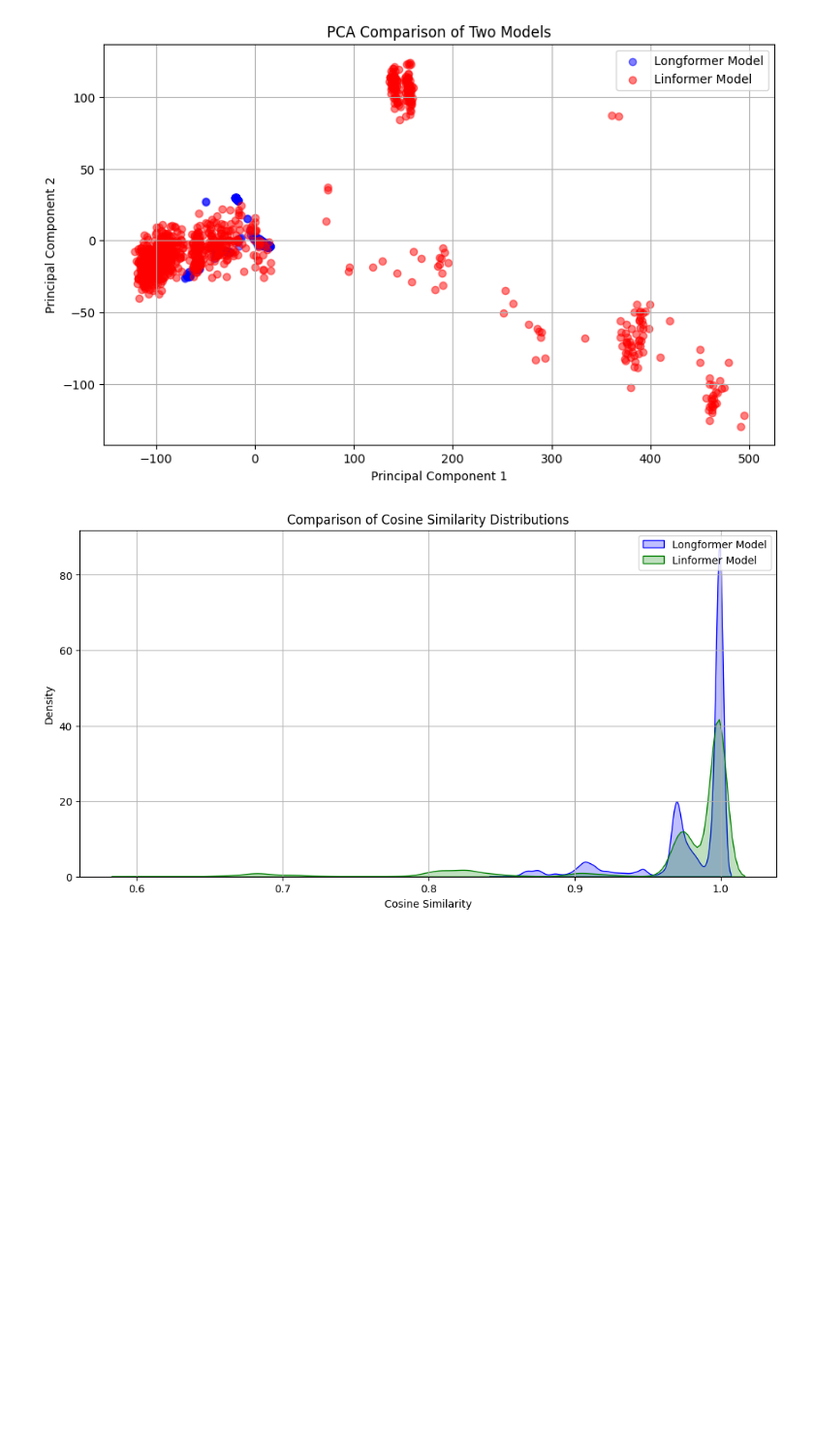
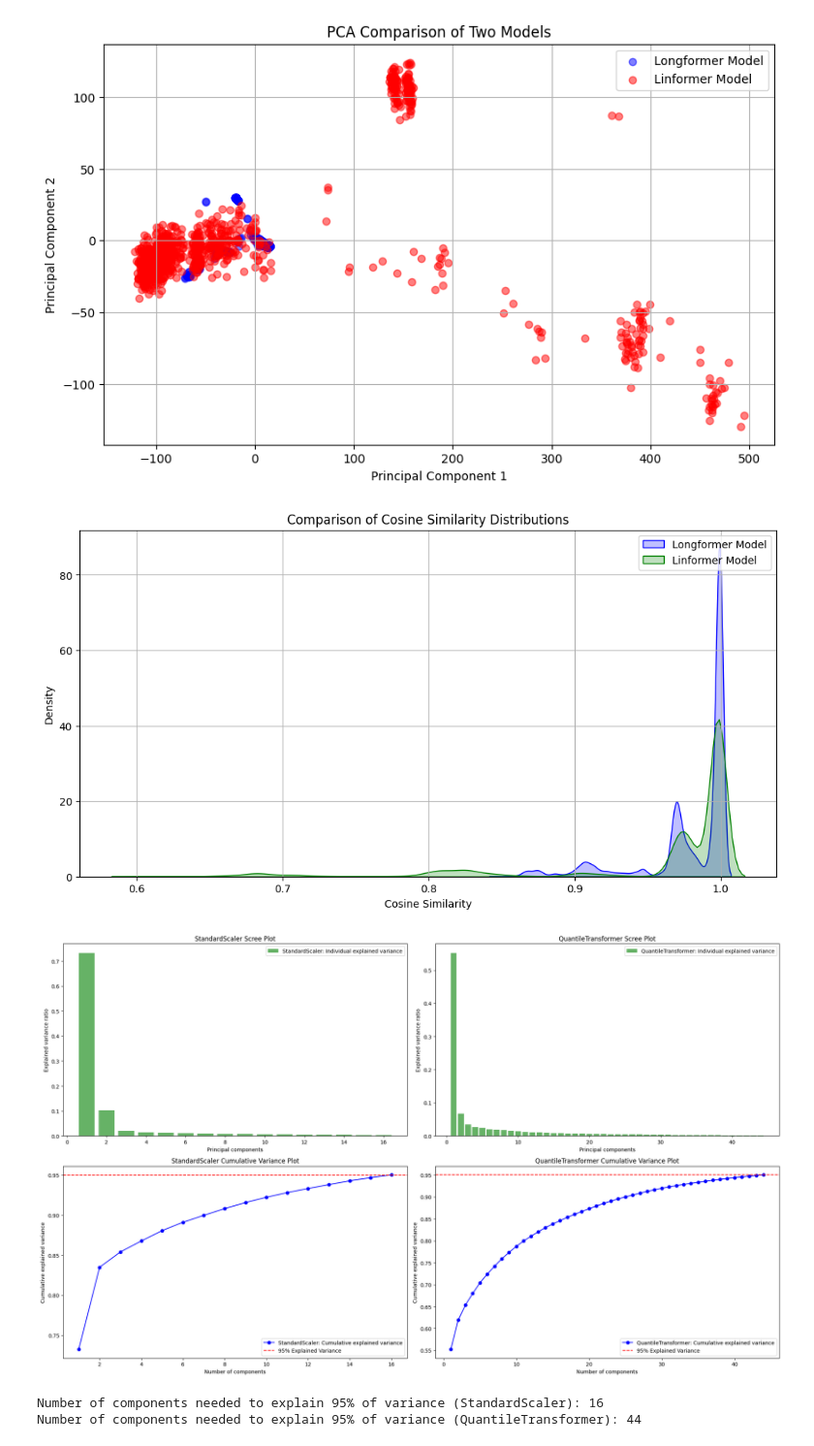
Before and after one commit to norandom/log2ml, a Jupyter notebook: Comparison_of_Encoder_Models.ipynb, the cells around one changed output. Shown at 97% size. Cells and saved outputs as stored; diff of their text form; code cells hidden in the pictures; blank space fills up the shorter version.

```diff
--- a/Comparison_of_Encoder_Models.ipynb
+++ b/Comparison_of_Encoder_Models.ipynb
@@ -985,6 +1061,77 @@ plt.legend()
 plt.show()
 # %% [output]
 [figure]
+# %%
+import matplotlib.pyplot as plt
+import seaborn as sns
+import numpy as np
+from sklearn.decomposition import PCA
+from sklearn.preprocessing import StandardScaler, QuantileTransformer
+
+# Assuming X is your feature matrix
+X = linformer_vectors
+
+def process_and_pca(X, scaler):
+    X_scaled = scaler.fit_transform(X)
+    pca = PCA(n_components=0.95)
+    X_pca = pca.fit_transform(X_scaled)
+    explained_variance_ratio = pca.explained_variance_ratio_
+    cumulative_variance = np.cumsum(explained_variance_ratio)
+    return explained_variance_ratio, cumulative_variance
+
+# Process for StandardScaler
+explained_variance_ratio_std, cumulative_variance_std = process_and_pca(X, StandardScaler())
+
+# Process for QuantileTransformer
+explained_variance_ratio_qt, cumulative_variance_qt = process_and_pca(X, QuantileTransformer(n_quantiles=1000, output_distribution='normal'))
+
+# Create subplots
+fig, axes = plt.subplots(nrows=2, ncols=2, figsize=(20, 12))
+
+# Scree plot StandardScaler
+axes[0, 0].bar(range(1, len(explained_variance_ratio_std) + 1), explained_variance_ratio_std, alpha=0.6, color='g', label='StandardScaler: Individual explained variance')
+axes[0, 0].set_title('StandardScaler Scree Plot')
+axes[0, 0].set_xlabel('Principal components')
+axes[0, 0].set_ylabel('Explained variance ratio')
+axes[0, 0].legend()
+
+# Cumulative Variance plot StandardScaler
+axes[1, 0].plot(range(1, len(cumulative_variance_std) + 1), cumulative_variance_std, marker='o', linestyle='-', color='b', label='StandardScaler: Cumulative explained variance')
+axes[1, 0].axhline(y=0.95, color='r', linestyle='--', label='95% Explained Variance')
+axes[1, 0].set_title('StandardScaler Cumulative Variance Plot')
+axes[1, 0].set_xlabel('Number of components')
+axes[1, 0].set_ylabel('Cumulative explained variance')
+axes[1, 0].legend()
+
+# Scree plot QuantileTransformer
+axes[0, 1].bar(range(1, len(explained_variance_ratio_qt) + 1), explained_variance_ratio_qt, alpha=0.6, color='g', label='QuantileTransformer: Individual explained variance')
+axes[0, 1].set_title('QuantileTransformer Scree Plot')
+axes[0, 1].set_xlabel('Principal components')
+axes[0, 1].set_ylabel('Explained variance ratio')
+axes[0, 1].legend()
+
+# Cumulative Variance plot QuantileTransformer
+axes[1, 1].plot(range(1, len(cumulative_variance_qt) + 1), cumulative_variance_qt, marker='o', linestyle='-', color='b', label='QuantileTransformer: Cumulative explained variance')
+axes[1, 1].axhline(y=0.95, color='r', linestyle='--', label='95% Explained Variance')
+axes[1, 1].set_title('QuantileTransformer Cumulative Variance Plot')
+axes[1, 1].set_xlabel('Number of components')
+axes[1, 1].set_ylabel('Cumulative explained variance')
+axes[1, 1].legend()
+
+# Adjust layout and display the plots
+plt.tight_layout()
+plt.show()
+
+# Print the number of components needed to explain 95% of the variance
+n_components_std = np.argmax(cumulative_variance_std >= 0.95) + 1
+n_components_qt = np.argmax(cumulative_variance_qt >= 0.95) + 1
+
+print(f"Number of components needed to explain 95% of variance (StandardScaler): {n_components_std}")
+print(f"Number of components needed to explain 95% of variance (QuantileTransformer): {n_components_qt}")
+# %% [output]
+[figure, added]
+Number of components needed to explain 95% of variance (StandardScaler): 16
+Number of components needed to explain 95% of variance (QuantileTransformer): 44
 # %%
 import matplotlib.pyplot as plt
 import seaborn as sns
```
Also changed, not shown: parts of 7 cells of this notebook.
